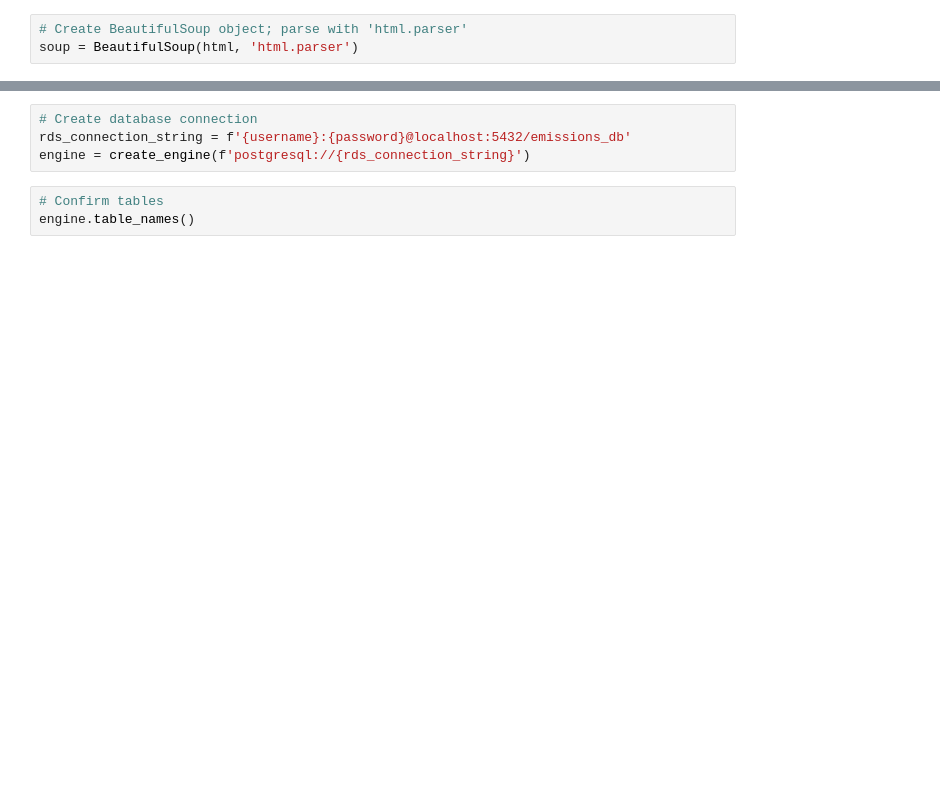
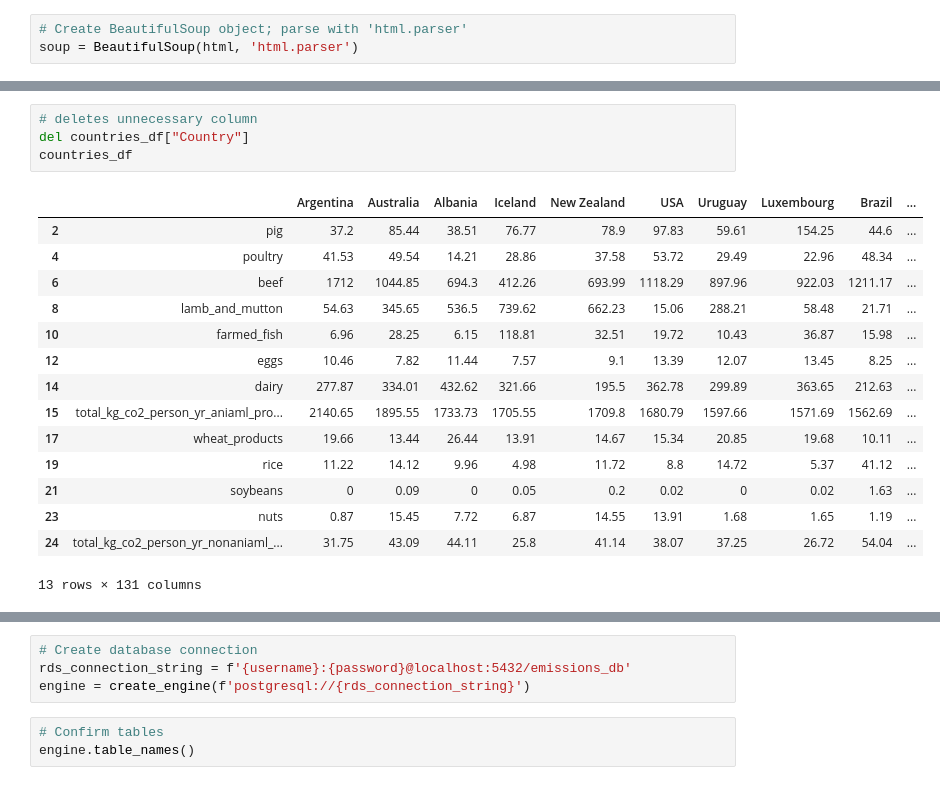
Before and after one commit to sfroonjian/ETL-Greenhouse-Gas-Emissions, a Jupyter notebook: sandy-etl-carbon-emissions.ipynb, the cells around one changed output, grey strips where cells are left out. Saved outputs shown, nothing was run; the diff lists cells and outputs as text; blank space fills up the shorter version.

```diff
--- a/sandy-etl-carbon-emissions.ipynb
+++ b/sandy-etl-carbon-emissions.ipynb
@@ -446,0 +186,20 @@ merged_df
+# %%
+# deletes unnecessary column
+del countries_df["Country"]
+countries_df
+# %% [output]
+|  |  | Argentina | Australia | Albania | Iceland | New Zealand | USA | Uruguay | Luxembourg | Brazil | ... |
+| 2 | pig | 37.2 | 85.44 | 38.51 | 76.77 | 78.9 | 97.83 | 59.61 | 154.25 | 44.6 | ... |
+| 4 | poultry | 41.53 | 49.54 | 14.21 | 28.86 | 37.58 | 53.72 | 29.49 | 22.96 | 48.34 | ... |
+| 6 | beef | 1712 | 1044.85 | 694.3 | 412.26 | 693.99 | 1118.29 | 897.96 | 922.03 | 1211.17 | ... |
+| 8 | lamb_and_mutton | 54.63 | 345.65 | 536.5 | 739.62 | 662.23 | 15.06 | 288.21 | 58.48 | 21.71 | ... |
+| 10 | farmed_fish | 6.96 | 28.25 | 6.15 | 118.81 | 32.51 | 19.72 | 10.43 | 36.87 | 15.98 | ... |
+| 12 | eggs | 10.46 | 7.82 | 11.44 | 7.57 | 9.1 | 13.39 | 12.07 | 13.45 | 8.25 | ... |
+| 14 | dairy | 277.87 | 334.01 | 432.62 | 321.66 | 195.5 | 362.78 | 299.89 | 363.65 | 212.63 | ... |
+| 15 | total_kg_co2_person_yr_aniaml_pro... | 2140.65 | 1895.55 | 1733.73 | 1705.55 | 1709.8 | 1680.79 | 1597.66 | 1571.69 | 1562.69 | ... |
+| 17 | wheat_products | 19.66 | 13.44 | 26.44 | 13.91 | 14.67 | 15.34 | 20.85 | 19.68 | 10.11 | ... |
+| 19 | rice | 11.22 | 14.12 | 9.96 | 4.98 | 11.72 | 8.8 | 14.72 | 5.37 | 41.12 | ... |
+| 21 | soybeans | 0 | 0.09 | 0 | 0.05 | 0.2 | 0.02 | 0 | 0.02 | 1.63 | ... |
+| 23 | nuts | 0.87 | 15.45 | 7.72 | 6.87 | 14.55 | 13.91 | 1.68 | 1.65 | 1.19 | ... |
+| 24 | total_kg_co2_person_yr_nonaniaml_... | 31.75 | 43.09 | 44.11 | 25.8 | 41.14 | 38.07 | 37.25 | 26.72 | 54.04 | ... |
+13 rows × 131 columns
```
Also changed, not shown: parts of 50 cells of this notebook, 4 other files.
